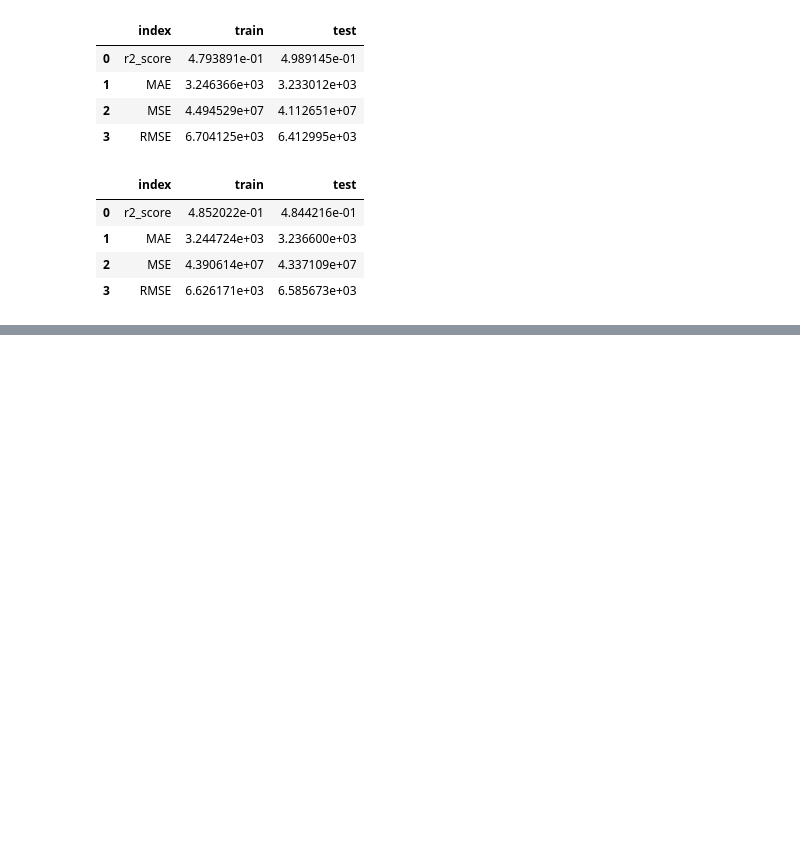
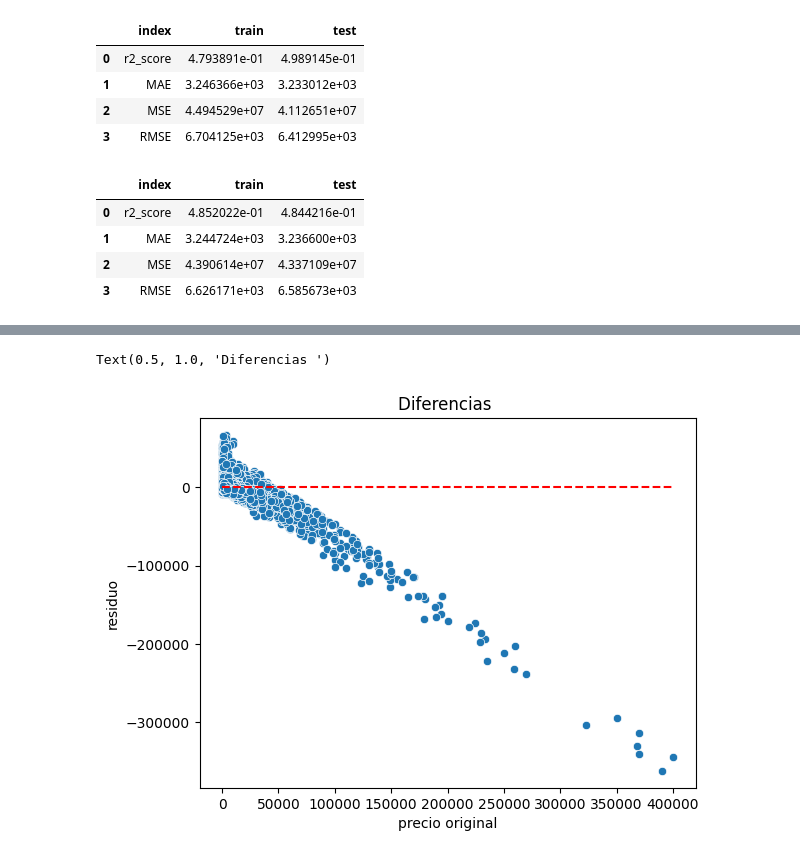
Before and after one commit to jgilsu11/laboratorio-modulo7-leccion01-eda-nulos, a Jupyter notebook: laboratorio-modulo8-leccion01-ajuste_regresion_lineal.ipynb, the cells around one changed output, grey strips where cells are left out. Drawn from its saved outputs; the diff is of its cells as text; code cells hidden in the pictures; blank space fills up the shorter version.

```diff
--- a/laboratorio-modulo8-leccion01-ajuste_regresion_lineal.ipynb
+++ b/laboratorio-modulo8-leccion01-ajuste_regresion_lineal.ipynb
@@ -290,0 +295,12 @@ metricas80_pd
+# %%
+df_residuos= y_test_pred - y_test
+df_residuos80= y_test_pred80 - y_test80
+# %%
+df_con_residuos=pd.DataFrame()
+df_con_residuos=pd.concat([df_con_residuos,df_residuos, y_test], ignore_index=True, axis=1)
+
+df_con_residuos80=pd.DataFrame()
+df_con_residuos80=pd.concat([df_con_residuos80,df_residuos80, y_test80], ignore_index=True, axis=1)
+# %%
+df_con_residuos.columns=["residuo", "precio original"]
+df_con_residuos80.columns=["residuo80", "precio original80"]
@@ -290,0 +325,11 @@ metricas80_pd
+# %%
+
+
+sns.scatterplot(x="precio original", y="residuo", data= df_con_residuos)
+plt.plot([df_con_residuos["precio original"].min(), df_con_residuos["precio original"].max()],
+         [0,0],
+         color='red', linestyle='--', label='x = y')
+plt.title("Diferencias ")
+# %% [output]
+Text(0.5, 1.0, 'Diferencias ')
+[figure, added]
```
Also changed, not shown: parts of 7 cells of this notebook.
